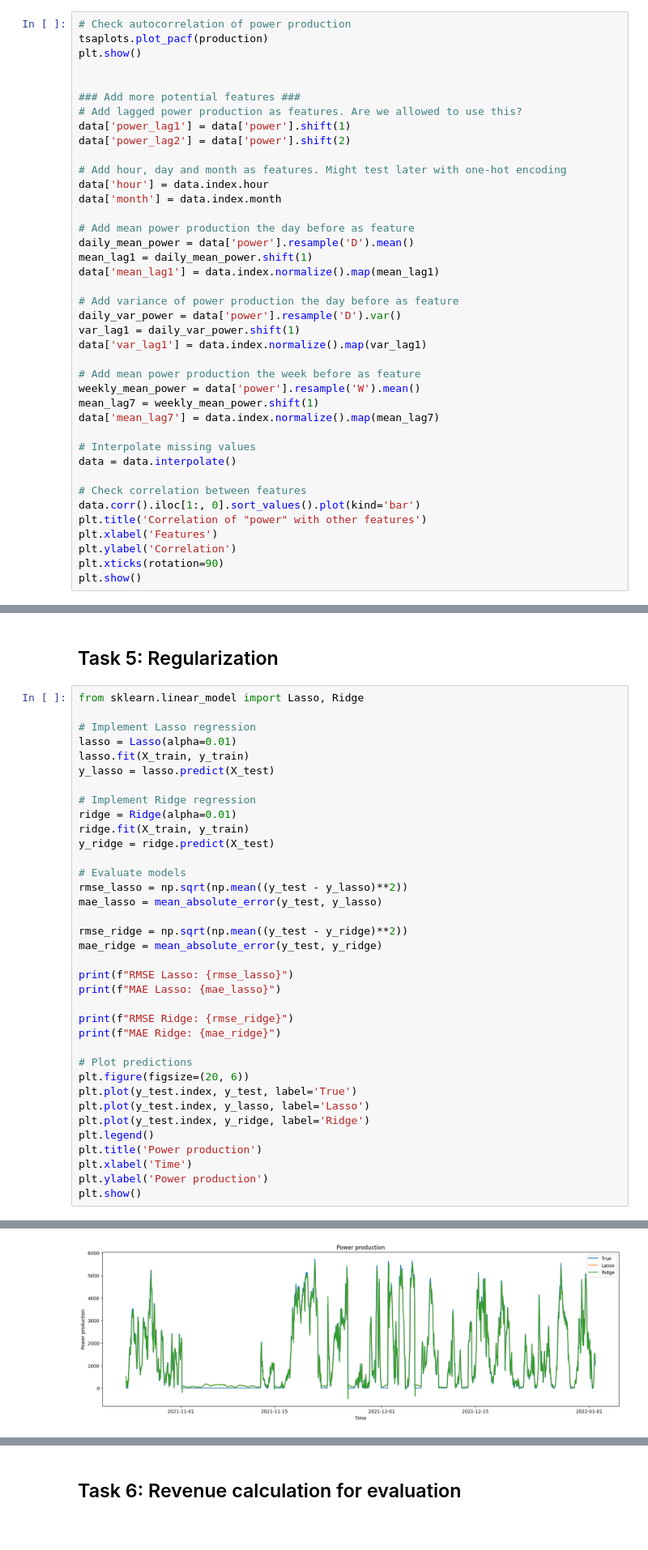
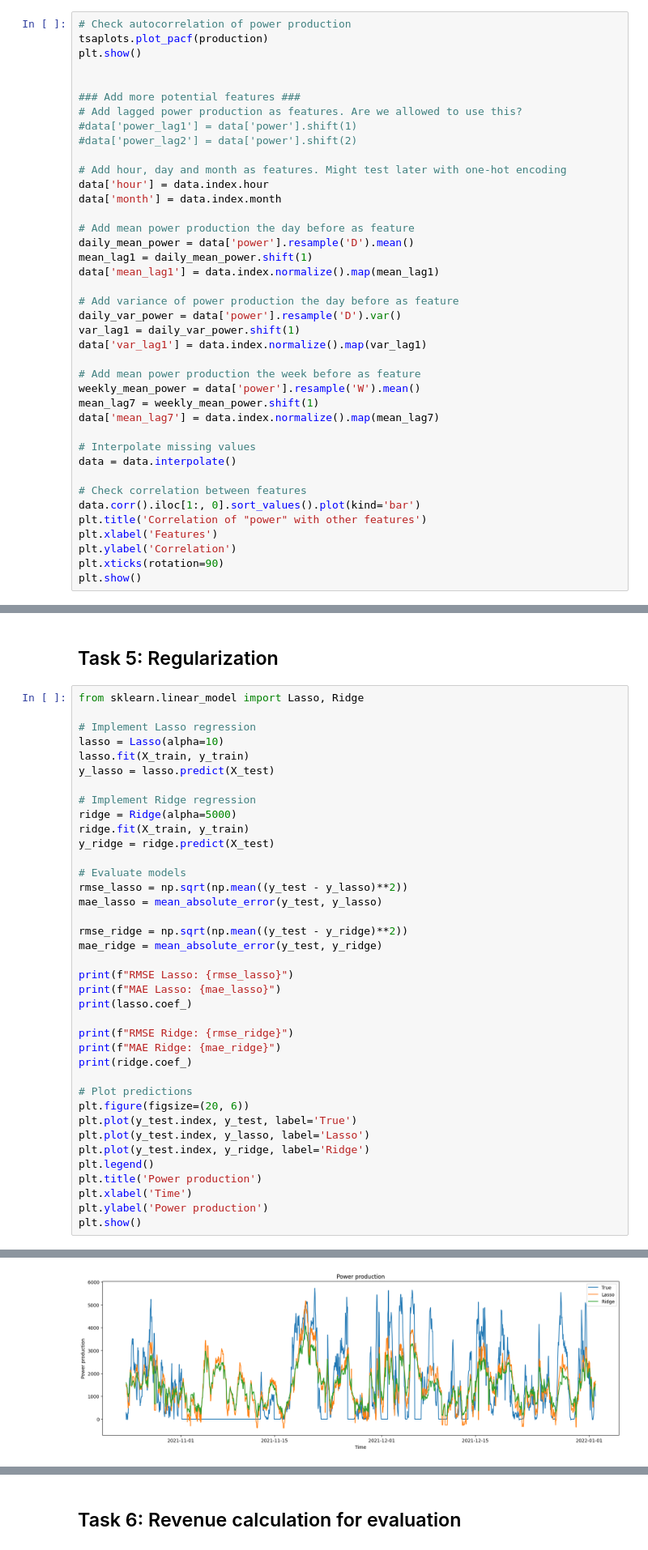
Before and after one commit to JacobSkaarup/46765_assignment1, a Jupyter notebook: main.ipynb, the cells around one changed output, grey strips where cells are left out. Shown at 81% size. Drawn from its saved outputs; the diff is of its cells as text.

```diff
--- a/main.ipynb
+++ b/main.ipynb
@@ -157,8 +158,8 @@ plt.show()
 
 ### Add more potential features ###
 # Add lagged power production as features. Are we allowed to use this?
-data['power_lag1'] = data['power'].shift(1)
-data['power_lag2'] = data['power'].shift(2)
+#data['power_lag1'] = data['power'].shift(1)
+#data['power_lag2'] = data['power'].shift(2)
 
 # Add hour, day and month as features. Might test later with one-hot encoding
 data['hour'] = data.index.hour
@@ -405,12 +430,12 @@ plt.show()
 from sklearn.linear_model import Lasso, Ridge
 
 # Implement Lasso regression
-lasso = Lasso(alpha=0.01)
+lasso = Lasso(alpha=10)
 lasso.fit(X_train, y_train)
 y_lasso = lasso.predict(X_test)
 
 # Implement Ridge regression
-ridge = Ridge(alpha=0.01)
+ridge = Ridge(alpha=5000)
 ridge.fit(X_train, y_train)
 y_ridge = ridge.predict(X_test)
 
@@ -423,9 +448,11 @@ mae_ridge = mean_absolute_error(y_test, y_ridge)
 
 print(f"RMSE Lasso: {rmse_lasso}")
 print(f"MAE Lasso: {mae_lasso}")
+print(lasso.coef_)
 
 print(f"RMSE Ridge: {rmse_ridge}")
 print(f"MAE Ridge: {mae_ridge}")
+print(ridge.coef_)
 
 # Plot predictions
 plt.figure(figsize=(20, 6))
@@ -445,3 +474,3 @@ MAE Ridge: 269.06819198132587
-[figure, old version]
+[figure, new version]
 # %%
 # Temporarily set values for poly and lwls
```
Also changed, not shown: parts of 16 cells of this notebook, 1 other file.
